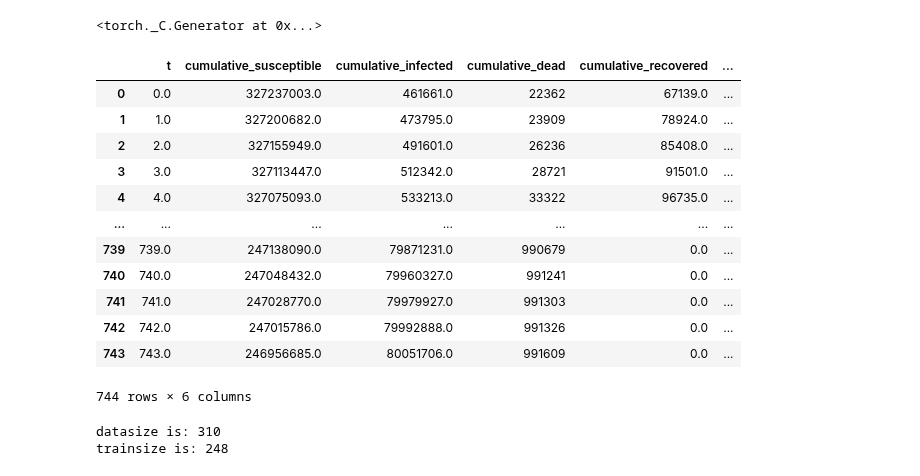
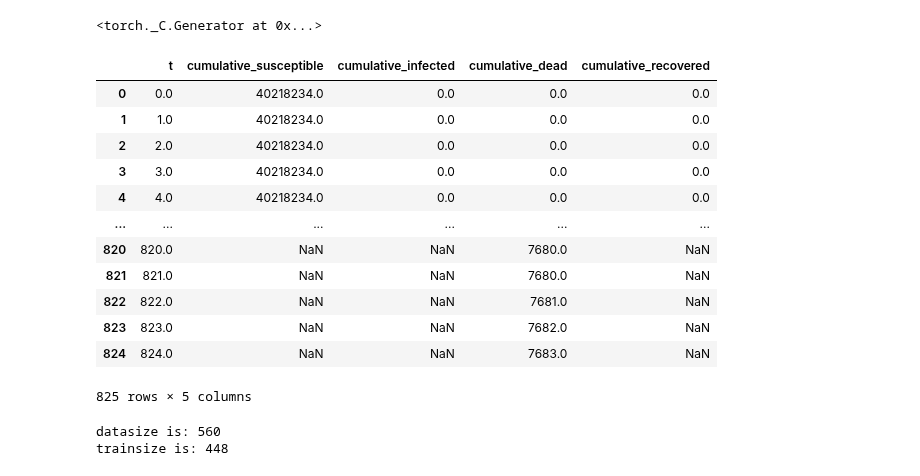
Before and after one commit to jhgoblue/covid-19-pbl, a Jupyter notebook: dinn-sird-baseline.ipynb, the cells around one changed output. Cells and saved outputs as stored; diff of their text form; code cells hidden in the pictures.

```diff
--- a/dinn-sird-baseline.ipynb
+++ b/dinn-sird-baseline.ipynb
@@ -17,24 +19,24 @@ torch.manual_seed(1234)
 # %%
 #read data
 
-covid_cumulative_cases = pd.read_csv('../input/sidrv-data-organnize/covid_real_data_cumulative_cases.csv', delimiter=',') #in the form of [t,S,I,D,R。。。]
-covid_cumulative_cases.columns = ['t', 'cumulative_susceptible','cumulative_infected', 'cumulative_dead', 'cumulative_recovered','cumulative_active'] #rename columns
+covid_cumulative_cases = pd.read_csv('../input/fork-of-sidrv-data-organnize/covid_real_data_cumulative_cases.csv', delimiter=',') #in the form of [t,S,I,D,R。。。]
+covid_cumulative_cases.columns = ['t', 'cumulative_susceptible','cumulative_infected', 'cumulative_dead', 'cumulative_recovered'] #rename columns
 covid_cumulative_cases['t'] = covid_cumulative_cases['t'].astype(float)
 covid_cumulative_cases
 # %% [output]
-|  | t | cumulative_susceptible | cumulative_infected | cumulative_dead | cumulative_recovered | ... |
-| 0 | 0.0 | 327237003.0 | 461661.0 | 22362 | 67139.0 | ... |
-| 1 | 1.0 | 327200682.0 | 473795.0 | 23909 | 78924.0 | ... |
-| 2 | 2.0 | 327155949.0 | 491601.0 | 26236 | 85408.0 | ... |
-| 3 | 3.0 | 327113447.0 | 512342.0 | 28721 | 91501.0 | ... |
-| 4 | 4.0 | 327075093.0 | 533213.0 | 33322 | 96735.0 | ... |
-| ... | ... | ... | ... | ... | ... | ... |
-| 739 | 739.0 | 247138090.0 | 79871231.0 | 990679 | 0.0 | ... |
-| 740 | 740.0 | 247048432.0 | 79960327.0 | 991241 | 0.0 | ... |
-| 741 | 741.0 | 247028770.0 | 79979927.0 | 991303 | 0.0 | ... |
-| 742 | 742.0 | 247015786.0 | 79992888.0 | 991326 | 0.0 | ... |
-| 743 | 743.0 | 246956685.0 | 80051706.0 | 991609 | 0.0 | ... |
+|  | t | cumulative_susceptible | cumulative_infected | cumulative_dead | cumulative_recovered |
+| 0 | 0.0 | 40218234.0 | 0.0 | 0.0 | 0.0 |
+| 1 | 1.0 | 40218234.0 | 0.0 | 0.0 | 0.0 |
+| 2 | 2.0 | 40218234.0 | 0.0 | 0.0 | 0.0 |
+| 3 | 3.0 | 40218234.0 | 0.0 | 0.0 | 0.0 |
+| 4 | 4.0 | 40218234.0 | 0.0 | 0.0 | 0.0 |
+| ... | ... | ... | ... | ... | ... |
+| 820 | 820.0 | NaN | NaN | 7680.0 | NaN |
+| 821 | 821.0 | NaN | NaN | 7680.0 | NaN |
+| 822 | 822.0 | NaN | NaN | 7681.0 | NaN |
+| 823 | 823.0 | NaN | NaN | 7682.0 | NaN |
+| 824 | 824.0 | NaN | NaN | 7683.0 | NaN |
-744 rows × 6 columns
+825 rows × 5 columns
 # %%
 cumulative_susceptible = []
 cumulative_infected = []
@@ -42,7 +44,7 @@ cumulative_dead = []
 cumulative_recovered = []
 timesteps = []
 # set the dataset here !
-DAYS = 310
+DAYS = 560
 timestep = 0
 ratio = 0.8
 
@@ -73,8 +75,8 @@ trainsize = int(datasize * ratio)
 print('datasize is:',datasize)
 print('trainsize is:',trainsize)
 # %% [output]
-datasize is: 310
-trainsize is: 248
+datasize is: 560
+trainsize is: 448
 # %%
 fig = plt.figure(figsize=(10,10))
 
```
Also changed, not shown: parts of 7 cells of this notebook.
